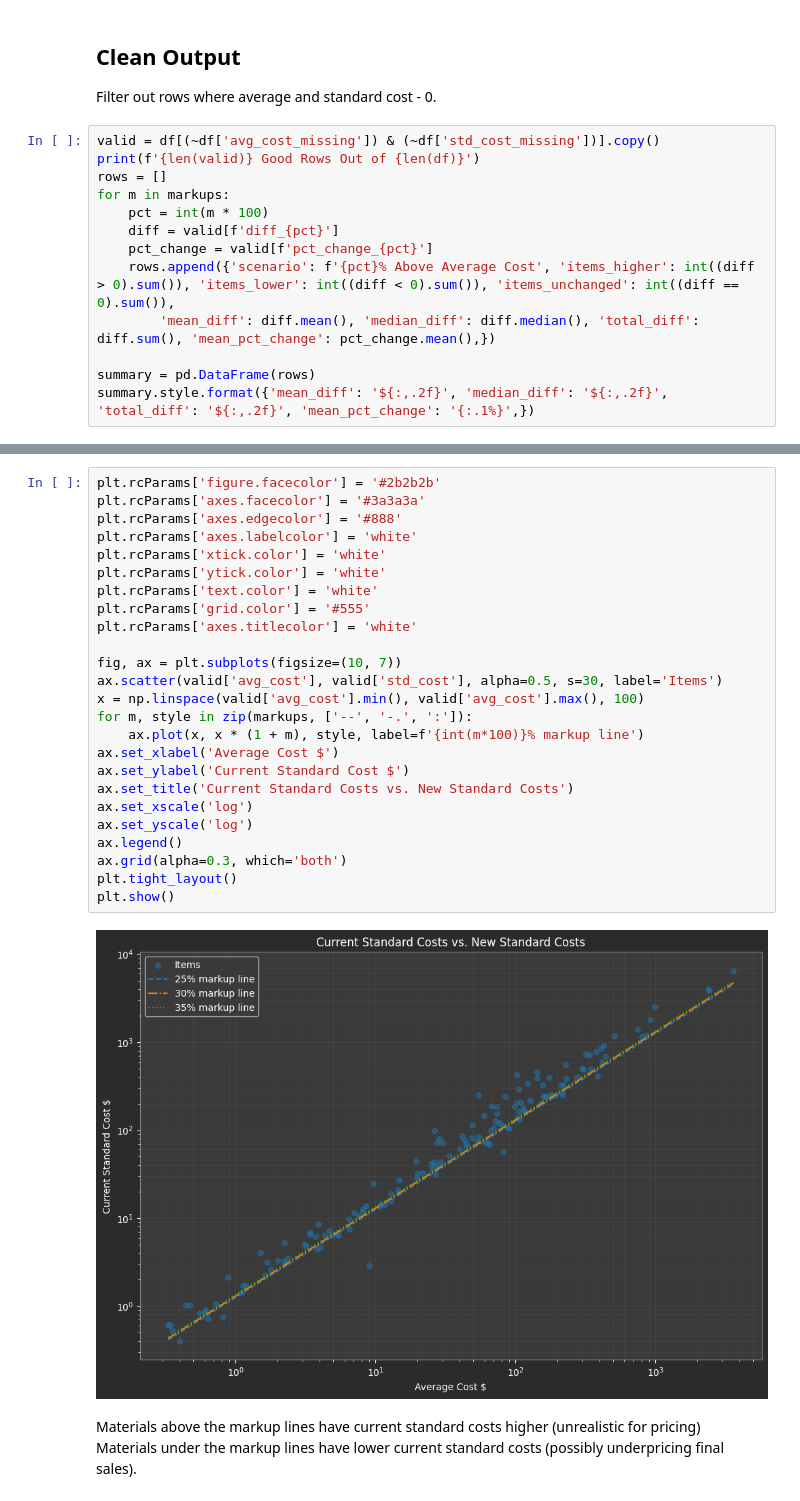
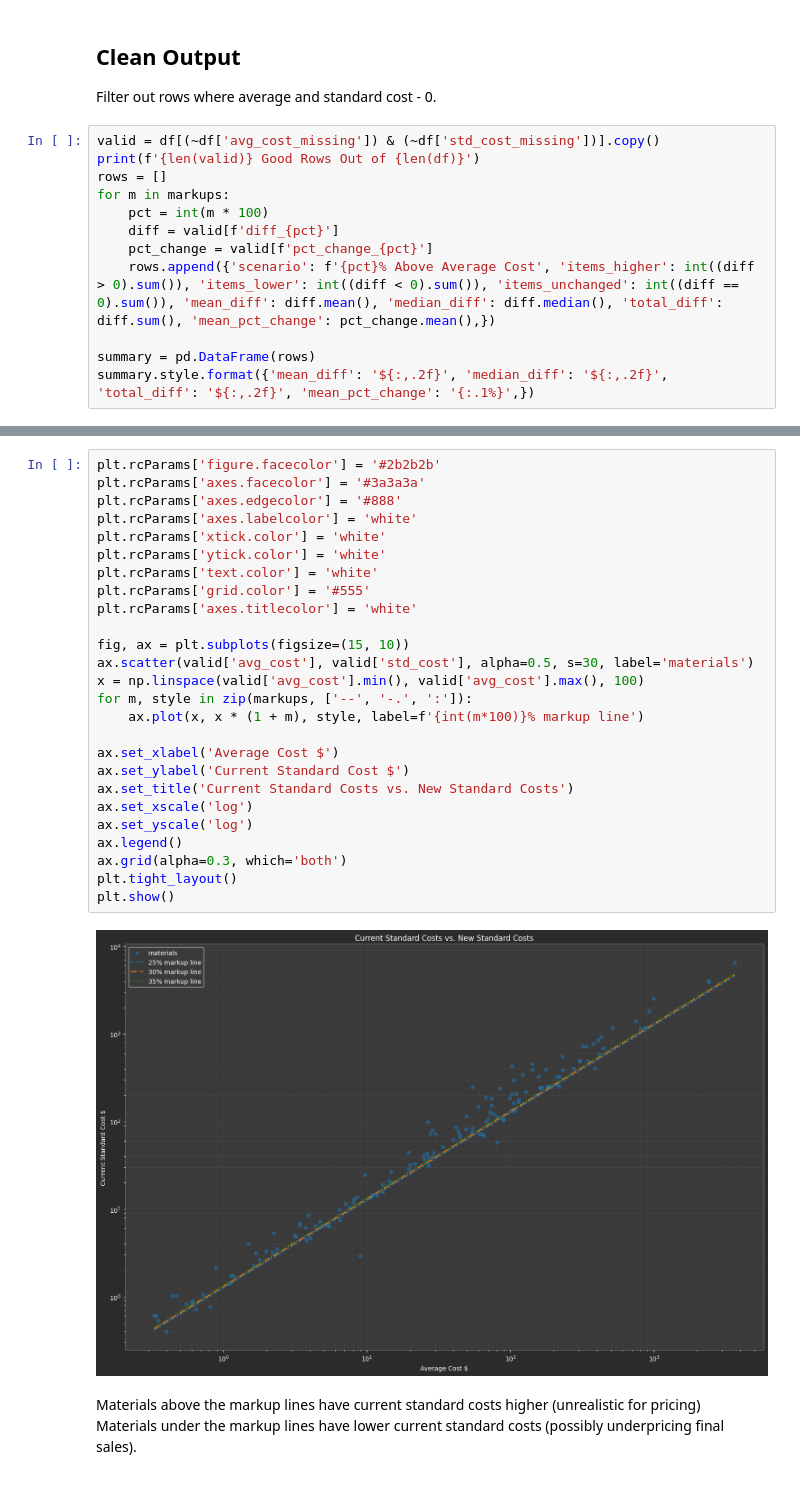
Before and after one commit to xivparagas/work, a Jupyter notebook: Notebooks/std_cost_comparison.ipynb, the cells around one changed output, grey strips where cells are left out. Drawn from its saved outputs; the diff is of its cells as text.

Commit message:
More updates
Material Master is continuiation of PVC

```diff
--- a/Notebooks/std_cost_comparison.ipynb
+++ b/Notebooks/std_cost_comparison.ipynb
@@ -92,8 +88,7 @@ for m in markups:
     pct = int(m * 100)
     diff = valid[f'diff_{pct}']
     pct_change = valid[f'pct_change_{pct}']
-    rows.append({'scenario': f'{pct}% Above Average Cost', 'items_higher': int((diff > 0).sum()), 'items_lower': int((diff < 0).sum()), 'items_unchanged': int((diff == 0).sum()),
-        'mean_diff': diff.mean(), 'median_diff': diff.median(), 'total_diff': diff.sum(), 'mean_pct_change': pct_change.mean(),})
+    rows.append({'scenario': f'{pct}% Above Average Cost', 'items_higher': int((diff > 0).sum()), 'items_lower': int((diff < 0).sum()), 'items_unchanged': int((diff == 0).sum()), 'mean_diff': diff.mean(), 'median_diff': diff.median(), 'total_diff': diff.sum(), 'mean_pct_change': pct_change.mean(),})
 
 summary = pd.DataFrame(rows)
 summary.style.format({'mean_diff': '${:,.2f}', 'median_diff': '${:,.2f}', 'total_diff': '${:,.2f}', 'mean_pct_change': '{:.1%}',})
@@ -108,30 +103,31 @@ summary.style.format({'mean_diff': '${:,.2f}', 'median_diff': '${:,.2f}', 'total
 # %%
 plt.rcParams['figure.facecolor'] = '#2b2b2b'
 plt.rcParams['axes.facecolor'] = '#3a3a3a'
 plt.rcParams['axes.edgecolor'] = '#888'
 plt.rcParams['axes.labelcolor'] = 'white'
 plt.rcParams['xtick.color'] = 'white'
 plt.rcParams['ytick.color'] = 'white'
 plt.rcParams['text.color'] = 'white'
 plt.rcParams['grid.color'] = '#555'
 plt.rcParams['axes.titlecolor'] = 'white'
 
-fig, ax = plt.subplots(figsize=(10, 7))
-ax.scatter(valid['avg_cost'], valid['std_cost'], alpha=0.5, s=30, label='Items')
+fig, ax = plt.subplots(figsize=(15, 10))
+ax.scatter(valid['avg_cost'], valid['std_cost'], alpha=0.5, s=30, label='materials')
 x = np.linspace(valid['avg_cost'].min(), valid['avg_cost'].max(), 100)
 for m, style in zip(markups, ['--', '-.', ':']):
     ax.plot(x, x * (1 + m), style, label=f'{int(m*100)}% markup line')
+
 ax.set_xlabel('Average Cost $')
 ax.set_ylabel('Current Standard Cost $')
 ax.set_title('Current Standard Costs vs. New Standard Costs')
 ax.set_xscale('log')
 ax.set_yscale('log')
 ax.legend()
 ax.grid(alpha=0.3, which='both')
 plt.tight_layout()
 plt.show()
 # %% [output]
-[figure, old version]
+[figure, new version]
 # %% [markdown]
 Materials above the markup lines have current standard costs higher (unrealistic for pricing)<br>
 Materials under the markup lines have lower current standard costs (possibly underpricing final sales).
```
Also changed, not shown: parts of 7 cells of this notebook, 3 other files.
